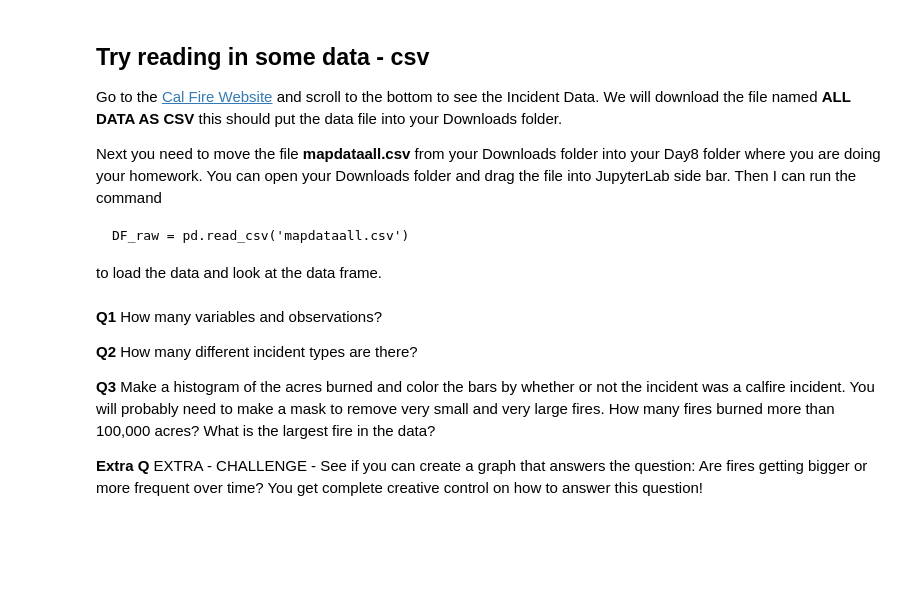
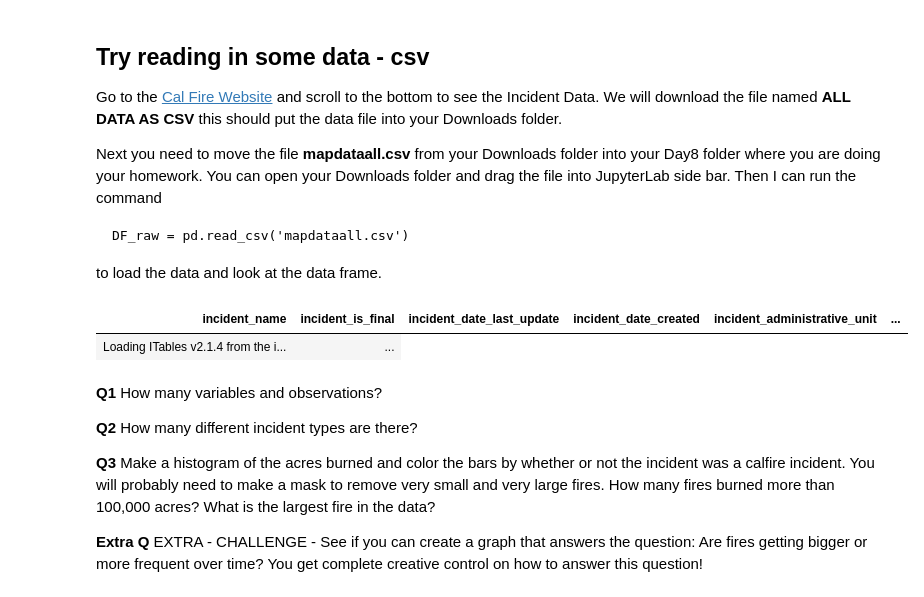
Before and after one commit to sophiamagcale/Day8, a Jupyter notebook: Day8-HW.ipynb, the cells around one changed output. Cells and saved outputs as stored; diff of their text form; code cells hidden in the pictures; blank space fills up the shorter version.

```diff
--- a/Day8-HW.ipynb
+++ b/Day8-HW.ipynb
@@ -42,7 +42,11 @@ Next you need to move the file **mapdataall.csv** from your Downloads folder int
 
 to load the data and look at the data frame.
 # %%
-# Your code here
+DF_raw = pd.read_csv('mapdataall.csv')
+show(DF_raw)
+# %% [output]
+| incident_name | incident_is_final | incident_date_last_update | incident_date_created | incident_administrative_unit | ... |
+| Loading ITables v2.1.4 from the i... | ... |
 # %% [markdown]
 **Q1** How many variables and observations?
 
```
Also changed, not shown: parts of 12 cells of this notebook.
